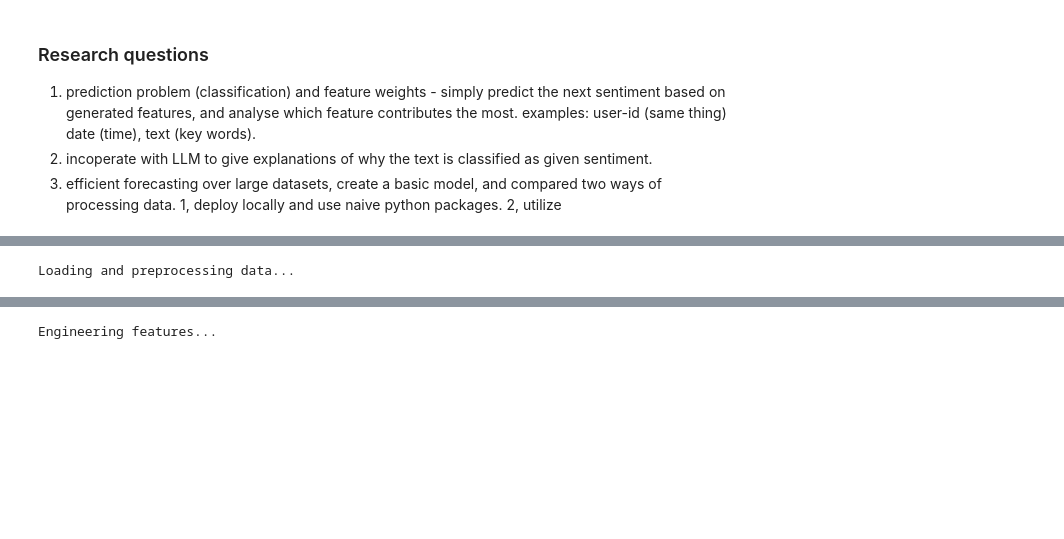
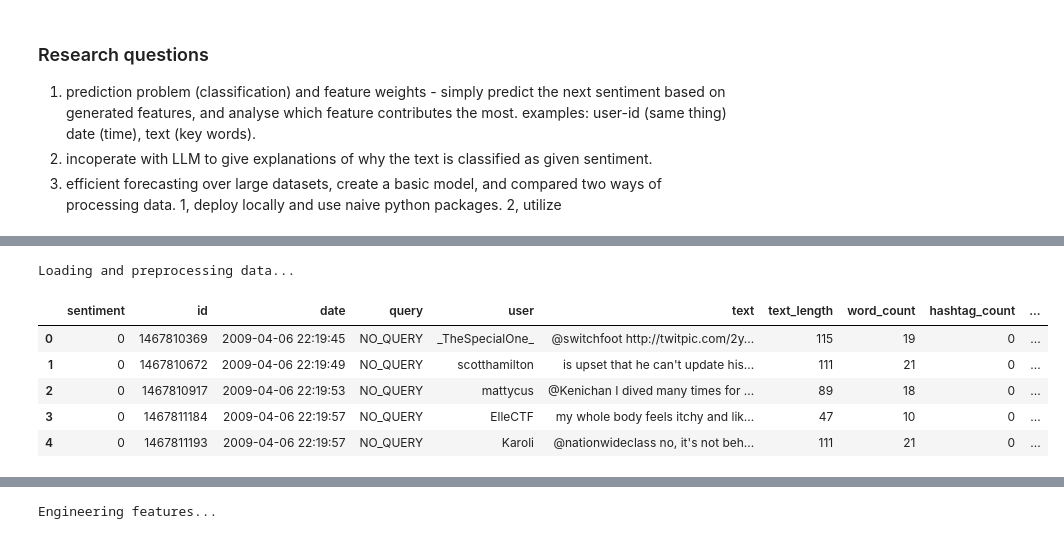
Before and after one commit to m1tong/DSGA1019, a Jupyter notebook: eda_michelle.ipynb, the cells around one changed output, grey strips where cells are left out. Saved outputs shown, nothing was run; the diff lists cells and outputs as text; code cells hidden in the pictures; blank space fills up the shorter version.

```diff
--- a/eda_michelle.ipynb
+++ b/eda_michelle.ipynb
@@ -612,7 +609,15 @@ def compare_processing_methods(df, test_size=1000):
 
     return {'local_time': local_time, 'parallel_time': parallel_time}
 # %%
+
 print("Loading and preprocessing data...")
-df = load_and_preprocess_data('sentiment140.csv')
+df = load_and_preprocess_data('/Users/yuxie/Downloads/sentiment140.csv')
+df.head()
 # %% [output]
 Loading and preprocessing data...
+|  | sentiment | id | date | query | user | text | text_length | word_count | hashtag_count | ... |
+| 0 | 0 | 1467810369 | 2009-04-06 22:19:45 | NO_QUERY | _TheSpecialOne_ | @switchfoot http://twitpic.com/2y... | 115 | 19 | 0 | ... |
+| 1 | 0 | 1467810672 | 2009-04-06 22:19:49 | NO_QUERY | scotthamilton | is upset that he can't update his... | 111 | 21 | 0 | ... |
+| 2 | 0 | 1467810917 | 2009-04-06 22:19:53 | NO_QUERY | mattycus | @Kenichan I dived many times for ... | 89 | 18 | 0 | ... |
+| 3 | 0 | 1467811184 | 2009-04-06 22:19:57 | NO_QUERY | ElleCTF | my whole body feels itchy and lik... | 47 | 10 | 0 | ... |
+| 4 | 0 | 1467811193 | 2009-04-06 22:19:57 | NO_QUERY | Karoli | @nationwideclass no, it's not beh... | 111 | 21 | 0 | ... |
```
Also changed, not shown: parts of 14 cells of this notebook, 12 other files.
